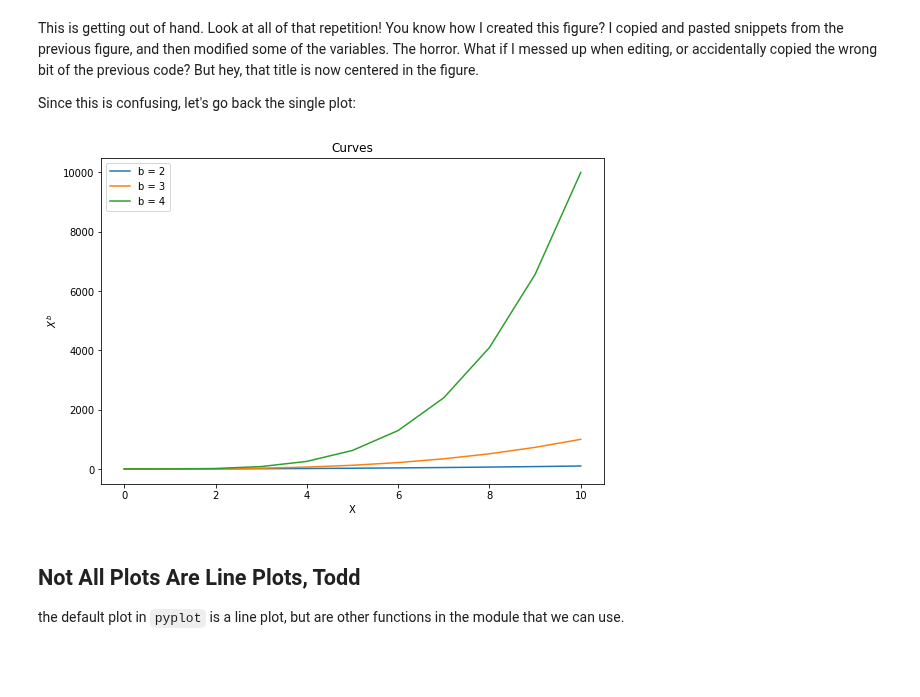
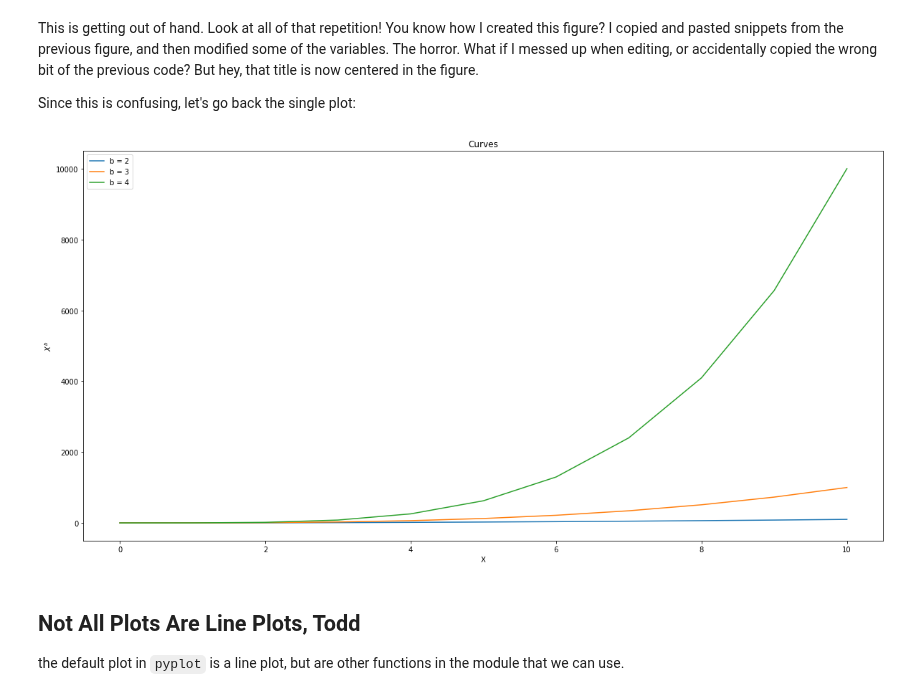
Before and after one commit to yngtodd/eleven, a Jupyter notebook: examples/notebooks/module_02_01_matplotlib_pyplot.ipynb, the cells around one changed output. Drawn from its saved outputs; the diff is of its cells as text; code cells hidden in the pictures; blank space fills up the shorter version.

Commit message:
Resize images

```diff
--- a/examples/notebooks/module_02_01_matplotlib_pyplot.ipynb
+++ b/examples/notebooks/module_02_01_matplotlib_pyplot.ipynb
@@ -106,17 +106,17 @@ This is getting out of hand. Look at all of that repetition! You know how I crea
 
 Since this is confusing, let's go back the single plot:
 # %%
-plt.figure(figsize=(9, 6))
+plt.figure(figsize=(20, 10))
 plt.plot(squares, label='b = 2')
 plt.plot(cubes, label='b = 3')
 plt.plot(quads, label='b = 4')
 plt.ylabel(r'$X^{b}$')
 plt.xlabel('X')
 plt.title('Curves')
 plt.legend()
 plt.show()
 # %% [output]
-[figure, old version]
+[figure, new version]
 # %% [markdown]
 ## Not All Plots Are Line Plots, Todd
 
```
Also changed, not shown: parts of 2 cells of this notebook, 1 other file.
